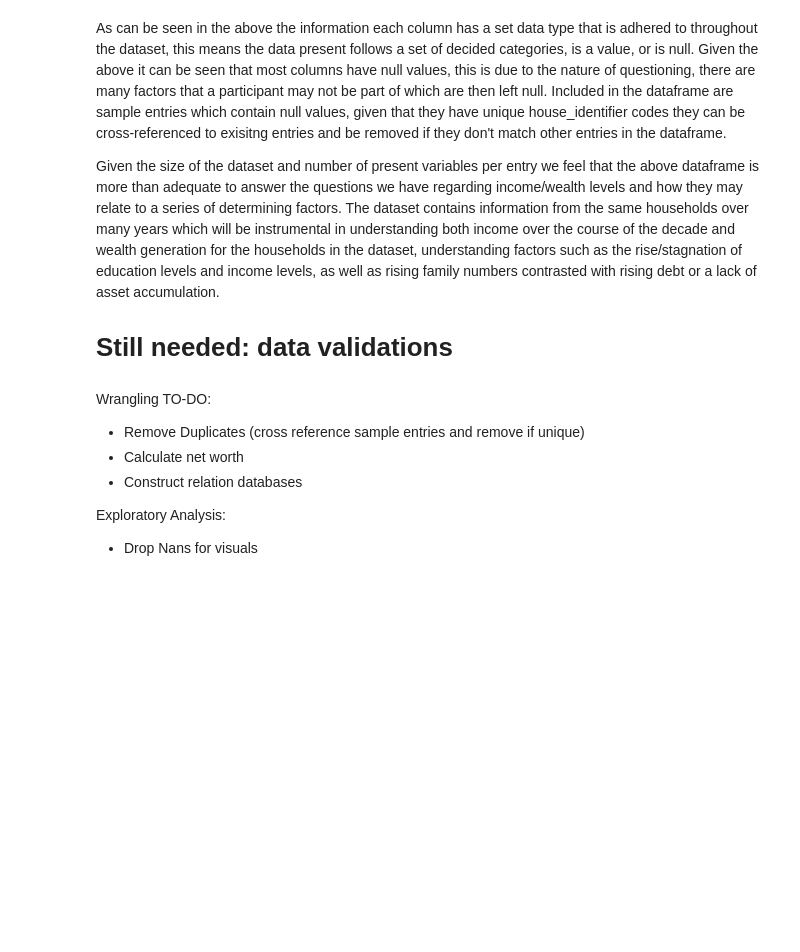
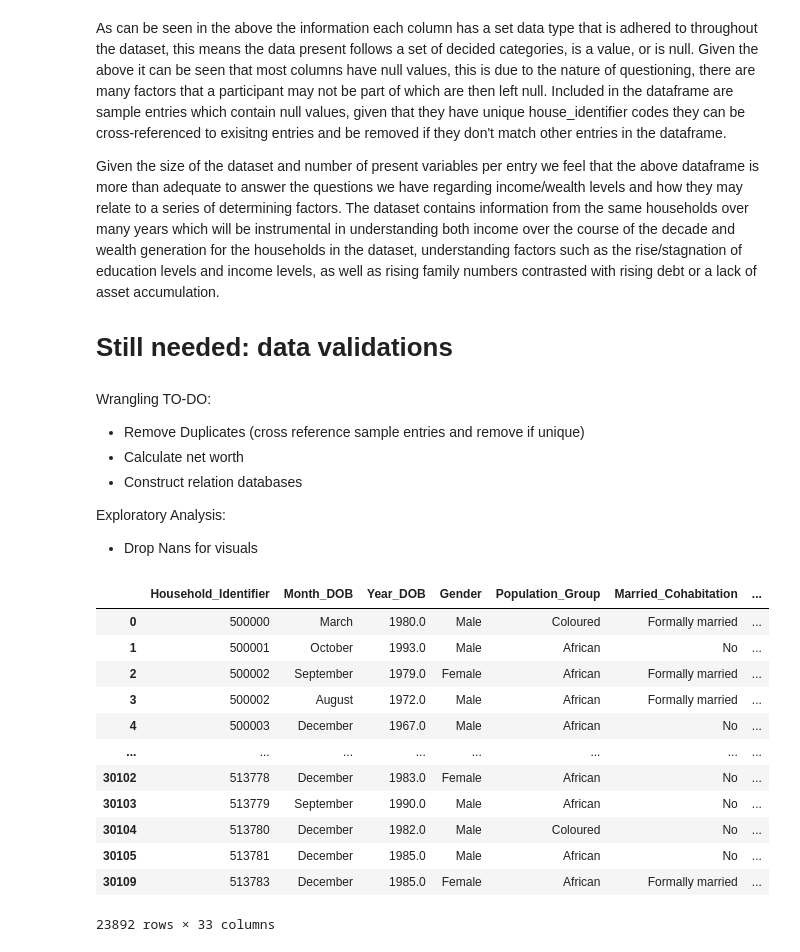
Before and after one commit to DAE-Mini-Project/DEA-Code, a Jupyter notebook: DaeCode.ipynb, the cells around one changed output. Saved outputs shown, nothing was run; the diff lists cells and outputs as text; code cells hidden in the pictures; blank space fills up the shorter version.

Commit message:
Finished Income Details

```diff
--- a/DaeCode.ipynb
+++ b/DaeCode.ipynb
@@ -312,33 +312,49 @@ Personal_Details['Other_Math_Highest_Grade_Completed'] = Personal_Details['Other
 Personal_Details['Highest_Tertiary_Completed'] = Personal_Details['Highest_Tertiary_Completed'].cat.add_categories('None')
 Personal_Details['Highest_Tertiary_Completed'].fillna( 'None', inplace = True)
 Personal_Details = Personal_Details.replace({'Highest_Tertiary_Completed': {'Missing':'None' , 'Refused':'None' , 'Don\'t know':'None' }})
 Personal_Details['Highest_Tertiary_Completed'] = Personal_Details['Highest_Tertiary_Completed'].astype('category')
 
 Personal_Details['Tertiary_Completed'].fillna( 'No', inplace = True)
 Personal_Details = Personal_Details.replace({'Tertiary_Completed': {'Missing':'No' , 'Refused':'No' , 'Don\'t know':'No' }})
 Personal_Details['Tertiary_Completed'][i] = ('Yes' for i, v in Personal_Details['Highest_Tertiary_Completed'] if v!='None')
 Personal_Details['Tertiary_Completed'][30109] = 'No'
 Personal_Details['Tertiary_Completed'] = Personal_Details['Tertiary_Completed'].astype('category')
 
 Personal_Details = Personal_Details.replace({'Year_Tertiary_Completed': {'Missing':None , 'Not Applicable':None , 'Refused':None , 'Don\'t know':None }})
 
 Personal_Details = Personal_Details.replace({'Repeated_School_Grades': {'Missing':None , 'Refused':None , 'Don\'t know':None }})
 Personal_Details['Repeated_School_Grades'] = Personal_Details['Repeated_School_Grades'].astype('category')
 
 Personal_Details['Currently_Enrolled_School'].fillna( 'No', inplace = True)
 Personal_Details = Personal_Details.replace({'Currently_Enrolled_School': {'Missing':'No' , 'Refused':'No' , 'Don\'t know':'No' }})
 
 Personal_Details['Computer_Literate'].fillna( 'No', inplace = True)
 Personal_Details = Personal_Details.replace({'Computer_Literate': {'Missing':'No' , 'Refused':'No' , 'Don\'t know':'No' }})
 Personal_Details['Computer_Literate'] = Personal_Details['Computer_Literate'].astype('category')
 
 Personal_Details['English_Reading_Level'].fillna( 'Not well', inplace = True)
 Personal_Details = Personal_Details.replace({'English_Reading_Level': {'Missing':'Not well' , 'Refused':'Not well' , 'Don\'t know':'Not well' }})
 Personal_Details['English_Reading_Level'] = Personal_Details['English_Reading_Level'].astype('category')
 
 Personal_Details['English_Writing_Level'].fillna( 'Not well', inplace = True)
 Personal_Details = Personal_Details.replace({'English_Writing_Level': {'Missing':'Not well' , 'Refused':'Not well' , 'Don\'t know':'Not well' }})
 Personal_Details['English_Writing_Level'] = Personal_Details['English_Writing_Level'].astype('category')
+
+display(Personal_Details)
+# %% [output]
+|  | Household_Identifier | Month_DOB | Year_DOB | Gender | Population_Group | Married_Cohabitation | ... |
+| 0 | 500000 | March | 1980.0 | Male | Coloured | Formally married | ... |
+| 1 | 500001 | October | 1993.0 | Male | African | No | ... |
+| 2 | 500002 | September | 1979.0 | Female | African | Formally married | ... |
+| 3 | 500002 | August | 1972.0 | Male | African | Formally married | ... |
+| 4 | 500003 | December | 1967.0 | Male | African | No | ... |
+| ... | ... | ... | ... | ... | ... | ... | ... |
+| 30102 | 513778 | December | 1983.0 | Female | African | No | ... |
+| 30103 | 513779 | September | 1990.0 | Male | African | No | ... |
+| 30104 | 513780 | December | 1982.0 | Male | Coloured | No | ... |
+| 30105 | 513781 | December | 1985.0 | Male | African | No | ... |
+| 30109 | 513783 | December | 1985.0 | Female | African | Formally married | ... |
+23892 rows × 33 columns
 # %%
 Asset_Details = df_filtered[['Is_Self_Employed','Net_After_Liabilities','Amount_Left_Over','Vehicle_Owner','Resale_Vehicle','Motorcycle_Owner',
                              'Resale_Motorcycle','Pension_Annuity','Pension_Annuity_Amount','Pension_Annuity_Category','Shares','Shares_Amount','Shares_Category',
```
Also changed, not shown: parts of 8 cells of this notebook, 1 other file.
